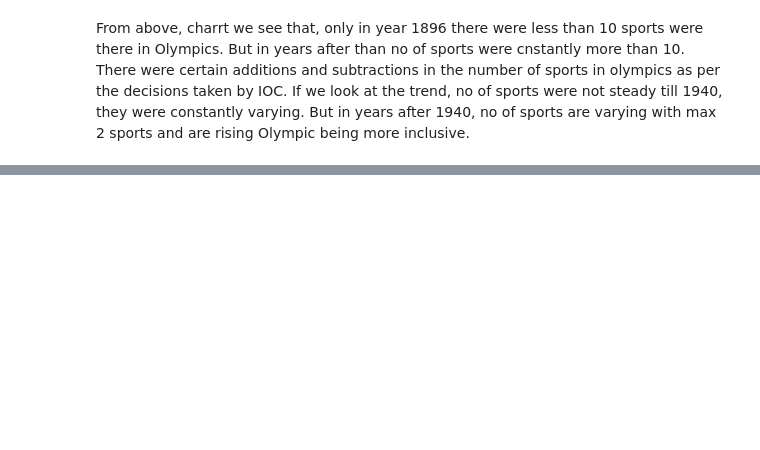
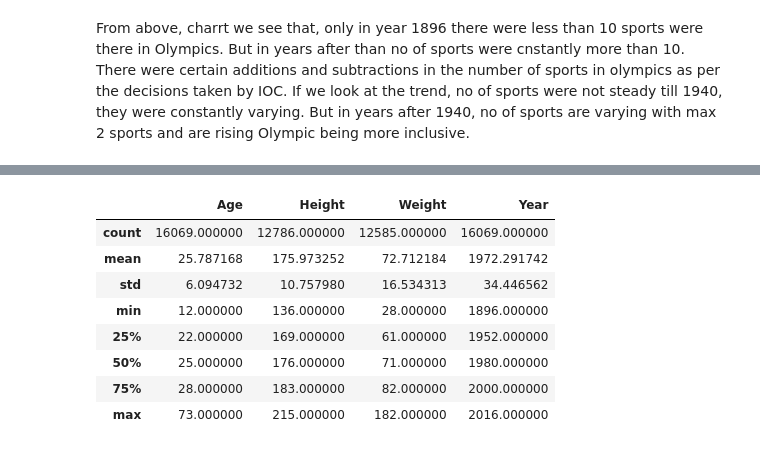
Before and after one commit to PatilOjas/Data_Analytics_Lab, a Jupyter notebook: Exp 1/DA_Exp1.ipynb, the cells around one changed output, grey strips where cells are left out. Drawn from its saved outputs; the diff is of its cells as text; code cells hidden in the pictures; blank space fills up the shorter version.

```diff
--- a/Exp 1/DA_Exp1.ipynb
+++ b/Exp 1/DA_Exp1.ipynb
@@ -556,0 +572,12 @@ df_Summer[df_Summer['Name'] == 'Nikolay Yefimovich Andrianov'].drop_duplicates()
+# %%
+df_Summer.describe()
+# %% [output]
+|  | Age | Height | Weight | Year |
+| count | 16069.000000 | 12786.000000 | 12585.000000 | 16069.000000 |
+| mean | 25.787168 | 175.973252 | 72.712184 | 1972.291742 |
+| std | 6.094732 | 10.757980 | 16.534313 | 34.446562 |
+| min | 12.000000 | 136.000000 | 28.000000 | 1896.000000 |
+| 25% | 22.000000 | 169.000000 | 61.000000 | 1952.000000 |
+| 50% | 25.000000 | 176.000000 | 71.000000 | 1980.000000 |
+| 75% | 28.000000 | 183.000000 | 82.000000 | 2000.000000 |
+| max | 73.000000 | 215.000000 | 182.000000 | 2016.000000 |
```
Also changed, not shown: parts of 19 cells of this notebook.
